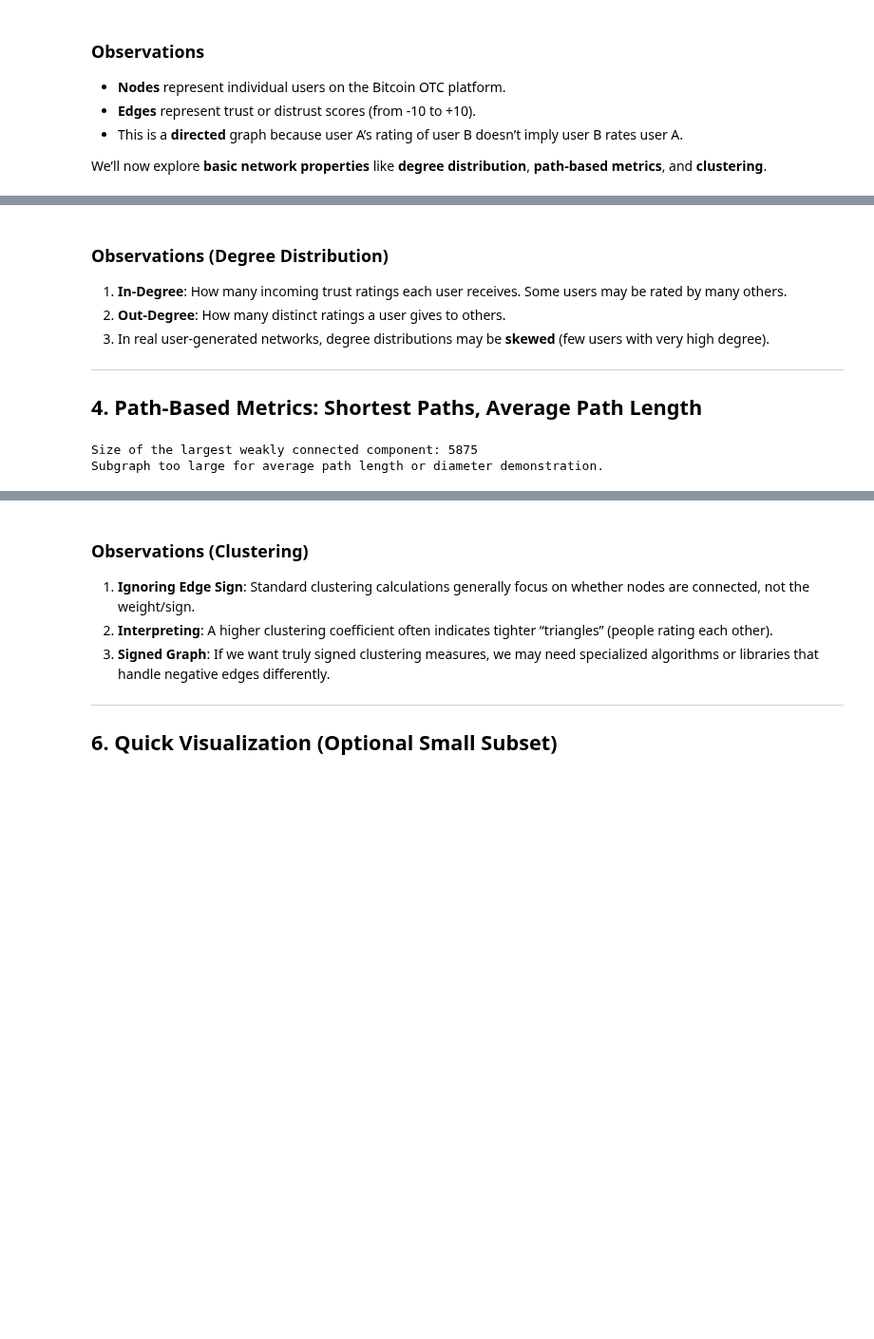
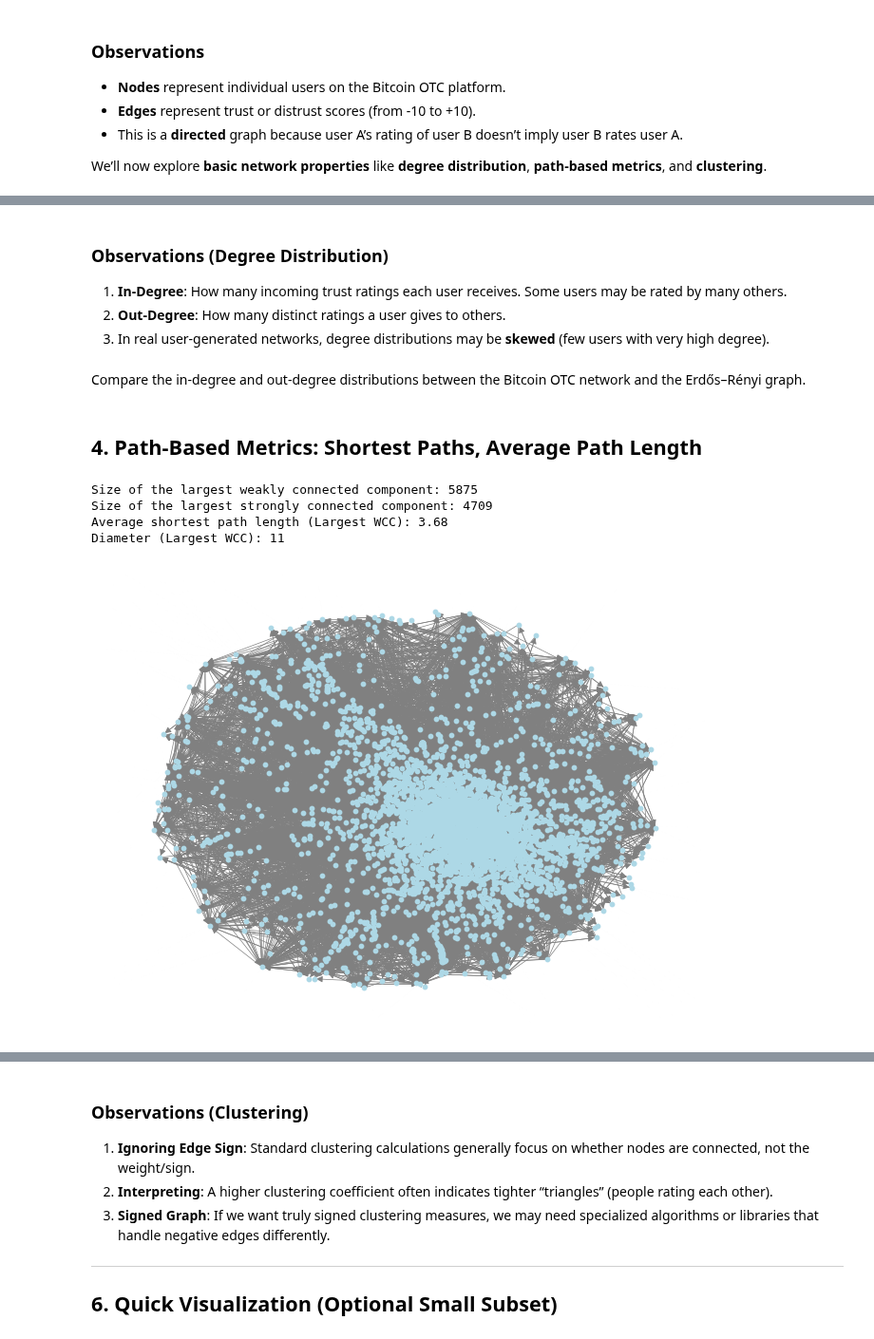
Before and after one commit to bgbg/ML-on-Graphs, a Jupyter notebook: 2_Basic_Network_Properties.ipynb, the cells around one changed output, grey strips where cells are left out. Shown at 95% size. Drawn from its saved outputs; the diff is of its cells as text; code cells hidden in the pictures; blank space fills up the shorter version.

Commit message:
Second lesson improvements

```diff
--- a/2_Basic_Network_Properties.ipynb
+++ b/2_Basic_Network_Properties.ipynb
@@ -1182,10 +871,10 @@ Average out-degree: 6.052031967352491
 1. **In-Degree**: How many incoming trust ratings each user receives. Some users may be rated by many others.
 2. **Out-Degree**: How many distinct ratings a user gives to others.
 3. In real user-generated networks, degree distributions may be **skewed** (few users with very high degree).
-
----
-
-## 4. Path-Based Metrics: Shortest Paths, Average Path Length
+# %% [markdown]
+Compare the in-degree and out-degree distributions between the Bitcoin OTC network and the Erdős–Rényi graph.
+# %% [markdown]
+## 4. Path-Based Metrics: Shortest Paths, Average Path Length
 # %%
 # Because it's potentially large and possibly disconnected,
 # we'll focus on the largest weakly connected component (WCC)
@@ -1195,13 +884,20 @@ if nx.is_empty(G):
 else:
     # Extract largest weakly connected component (for a directed graph)
     wccs = list(nx.weakly_connected_components(G))
+
     largest_wcc = max(wccs, key=len)
-    H = G.subgraph(largest_wcc).copy()
+    W = G.subgraph(largest_wcc).copy()
 
-    print("Size of the largest weakly connected component:", H.number_of_nodes())
+    print("Size of the largest weakly connected component:", W.number_of_nodes())
+
+    # Strongly connected component
+    sccs = list(nx.strongly_connected_components(G))
+    largest_scc = max(sccs, key=len)
+    H = G.subgraph(largest_scc).copy()
+    print("Size of the largest strongly connected component:", H.number_of_nodes())
 
     # If the subgraph is still large, we might skip certain computations or only sample.
-    if H.number_of_nodes() < 5000:  # arbitrary threshold for demonstration
+    if H.number_of_nodes() < 6000:  # arbitrary threshold for demonstration
         # Compute average shortest path length for the subgraph
         avg_path_len = nx.average_shortest_path_length(H)
         print(f"Average shortest path length (Largest WCC): {avg_path_len:.2f}")
@@ -1213,7 +909,24 @@ else:
         print("Subgraph too large for average path length or diameter demonstration.")
 # %% [output]
 Size of the largest weakly connected component: 5875
-Subgraph too large for average path length or diameter demonstration.
+Size of the largest strongly connected component: 4709
+Average shortest path length (Largest WCC): 3.68
+Diameter (Largest WCC): 11
+# %%
+# let's compute the layout for the largest strongly connected component
+pos = nx.spring_layout(H, seed=42)  # ~ 20 seconds to compute
+# %%
+nx.draw(
+    H,
+    pos=pos,
+    with_labels=False,
+    node_size=10,
+    node_color="lightblue",
+    edge_color="gray",
+    width=0.5,
+)  # ~ minute to draw
+# %% [output]
+[figure, added]
 # %% [markdown]
 
 ### Observations (Paths)
```
Also changed, not shown: parts of 55 cells of this notebook.
